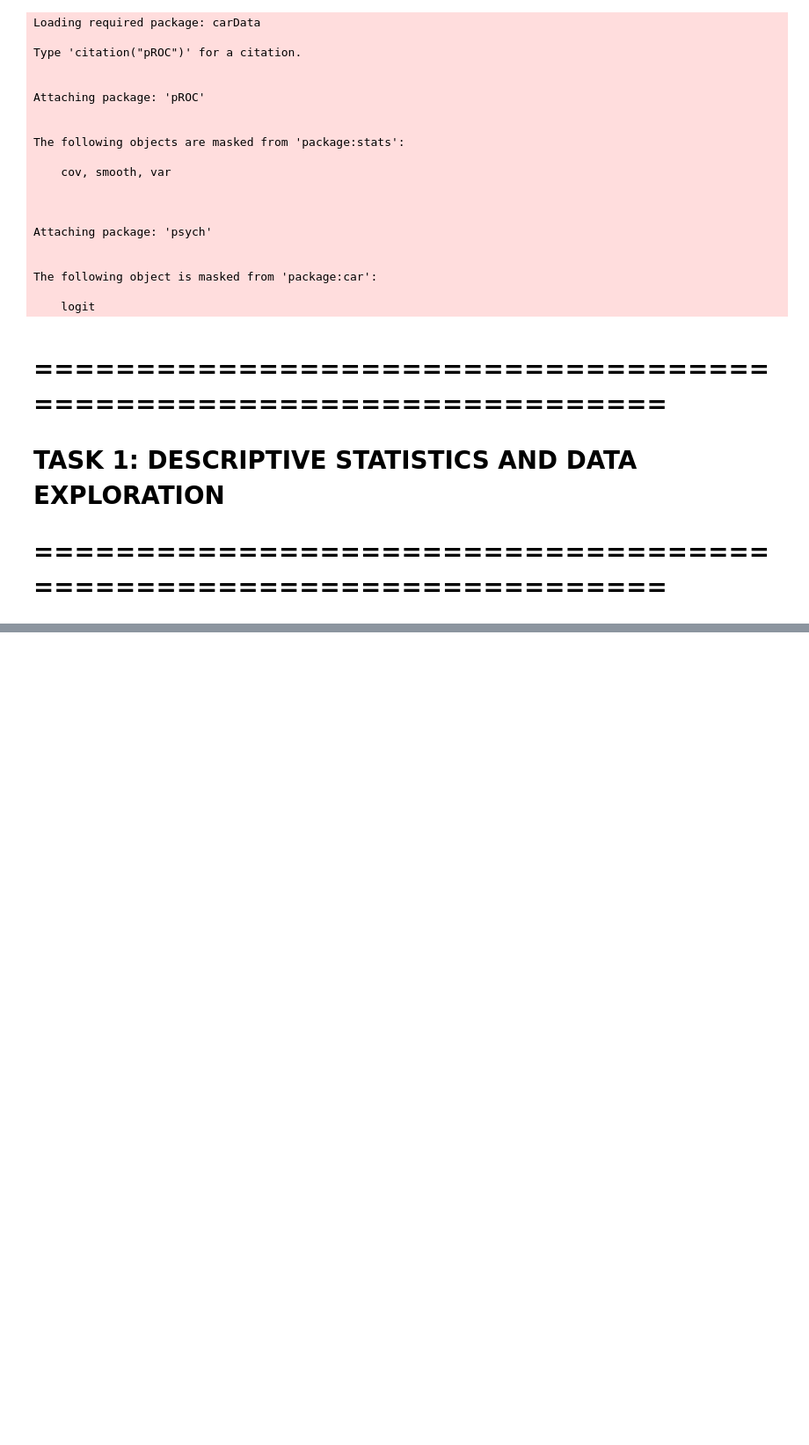
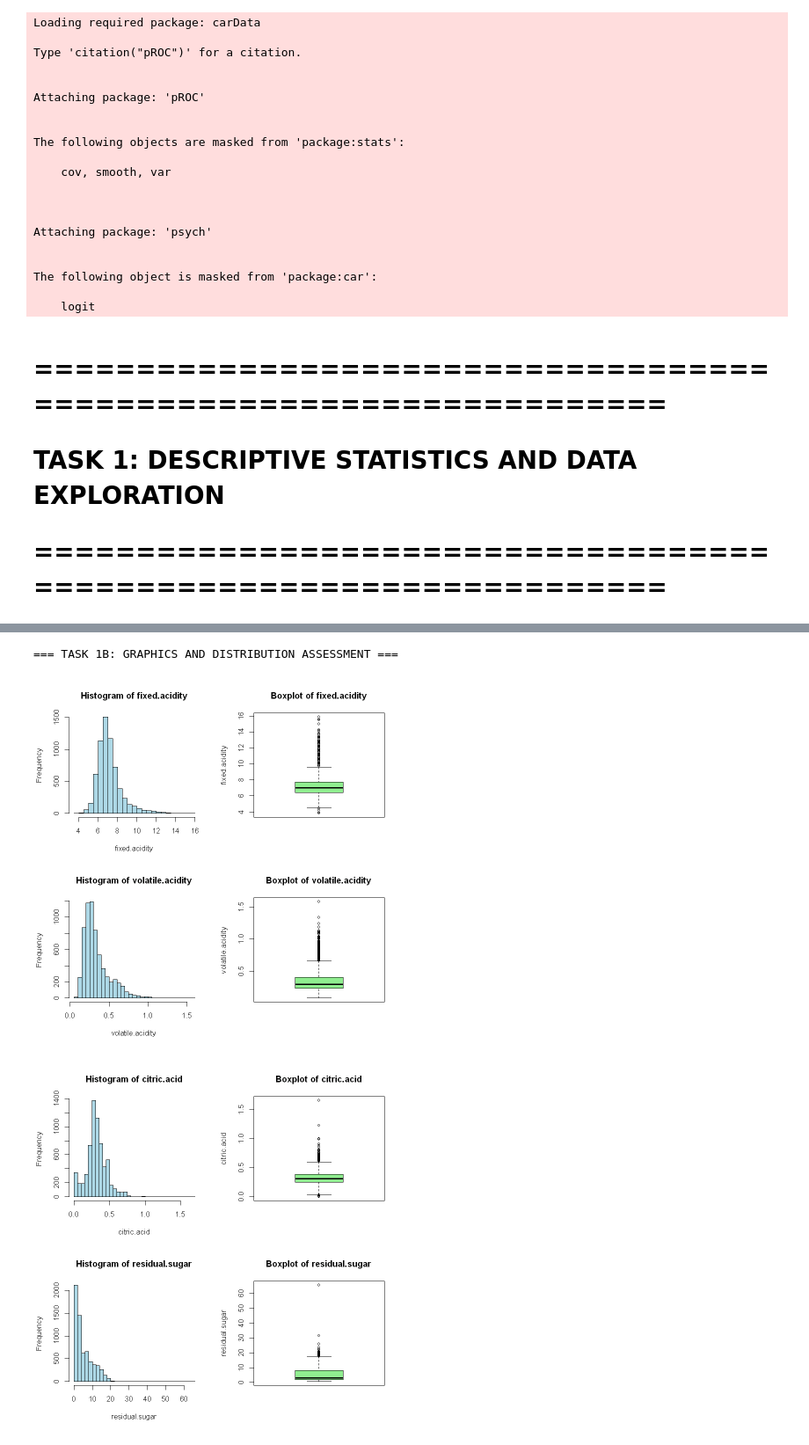
Before and after one commit to Hemanth-Jp/25S-Introduction-to-Data-Sciences, a Jupyter notebook: Winedataset.ipynb, the cells around one changed output, grey strips where cells are left out. Shown: that part at 88% size. Cells and saved outputs as stored; diff of their text form; code cells hidden in the pictures; blank space fills up the shorter version.

```diff
--- a/Winedataset.ipynb
+++ b/Winedataset.ipynb
@@ -74,0 +108,15 @@ ERROR: Error in file(file, "rt"): cannot open the connection
+# %%
+# Create comprehensive descriptive statistics table
+desc_stats <- data.frame(
+  Variable = character(),
+  Mean = numeric(),
+  SD = numeric(),
+  Min = numeric(),
+  Q1 = numeric(),
+  Median = numeric(),
+  Q3 = numeric(),
+  Max = numeric(),
+  Missing = numeric(),
+  Skewness = numeric(),
+  stringsAsFactors = FALSE
+)
@@ -74,0 +142,13 @@ ERROR: Error in file(file, "rt"): cannot open the connection
+# %%
+print(desc_stats)
+
+# Frequency distributions for categorical variables
+cat("\n=== FREQUENCY DISTRIBUTIONS FOR CATEGORICAL VARIABLES ===\n")
+for(var in categorical_vars) {
+  if(var %in% names(wine_data)) {
+    cat("\n", var, ":\n")
+    freq_table <- table(wine_data[[var]], useNA = "ifany")
+    print(freq_table)
+    print(prop.table(freq_table))
+  }
+}
@@ -74,0 +173,24 @@ ERROR: Error in file(file, "rt"): cannot open the connection
+# %%
+# 1b) Create suitable graphics for all variables
+cat("\n=== TASK 1B: GRAPHICS AND DISTRIBUTION ASSESSMENT ===\n")
+# %% [output]
+=== TASK 1B: GRAPHICS AND DISTRIBUTION ASSESSMENT ===
+# %%
+# Set up graphics parameters
+par(mfrow = c(2, 2))
+
+# Create histograms and boxplots for metric variables
+for(var in metric_vars) {
+  if(var %in% names(wine_data)) {
+    # Histogram
+    hist(wine_data[[var]], main = paste("Histogram of", var),
+         xlab = var, col = "lightblue", breaks = 30)
+
+    # Boxplot
+    boxplot(wine_data[[var]], main = paste("Boxplot of", var),
+            ylab = var, col = "lightgreen")
+  }
+}
+# %% [output]
+[figure, added]
+[figure, added]
```
Also changed, not shown: parts of 25 cells of this notebook.
